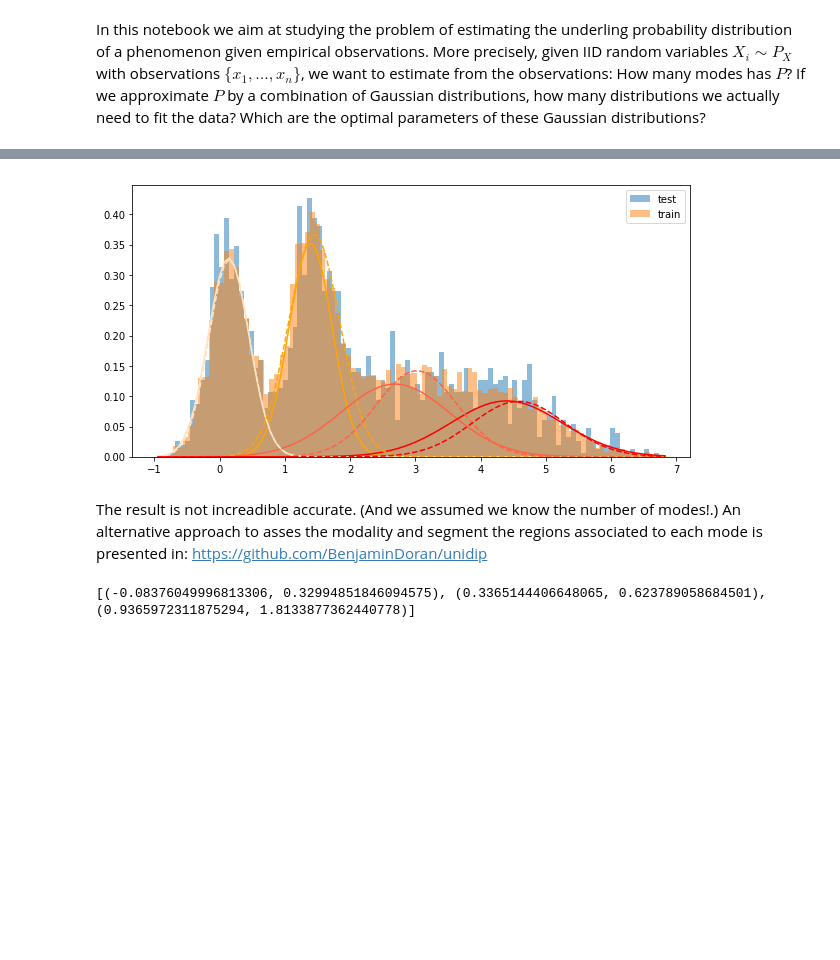
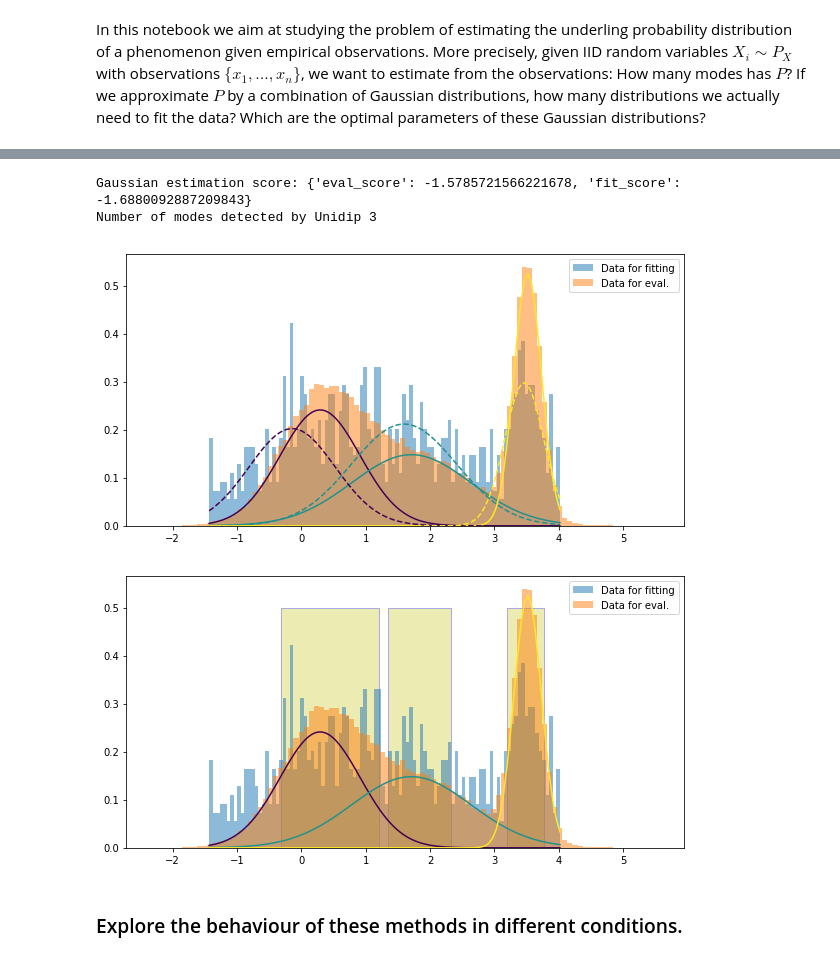
Before and after one commit to matiasdm/notes-on-deep-learning, a Jupyter notebook: notebooks/GaussianMixtureExtimation.ipynb, the cells around one changed output, grey strips where cells are left out. Cells and saved outputs as stored; diff of their text form; code cells hidden in the pictures; blank space fills up the shorter version.

Commit message:
updating Gaussian mixture. Now we have everything to perform a bunch of experiments at once

```diff
--- a/notebooks/GaussianMixtureExtimation.ipynb
+++ b/notebooks/GaussianMixtureExtimation.ipynb
@@ -90,18 +20,0 @@ Std Ground truth / estimated
-# %%
-if 1:
-    plt.figure(figsize=[10,5])
-    plt.hist(x_eval,bins=100, density=True, alpha = .5)
-    plt.hist(x_fit,bins=100, density=True, alpha = .5)
-    plt.legend(['test', 'train'])
-
-    xx = np.linspace(x.min(), x.max(), 100)
-    colors = ['bisque','orange','tomato','red']
-    for i in range(k):
-        plt.plot(xx, priors[i]*stats.norm.pdf(xx, means[i], sigmas[i]), color=colors[i])
-    for i in range(k_e):
-        plt.plot(xx, priors_est[i]*stats.norm.pdf(xx, means_est[i], sigmas_est[i]), '--', color=colors[i])
-# %% [output]
-[figure, removed]
-# %% [markdown]
-The result is not increadible accurate. (And we assumed we know the number of modes!.) An alternative approach to asses the modality and segment the regions associated to each mode is presented in:
-https://github.com/BenjaminDoran/unidip
@@ -151,4 +21,24 @@ if 1:
-# %%
-print(intervals_x)
-# %% [output]
-[(-0.08376049996813306, 0.32994851846094575), (0.3365144406648065, 0.623789058684501), (0.9365972311875294, 1.8133877362440778)]
+# %%
+# === Set distribution parameters === #
+num_modes = 3  # number of modes in the data
+distance = 1  # min distance between the modes (the distance is with respect to the sdt., e.g., dist = 1 means a std)
+sigma = 1  # orther of magnitude for the std of each mode (the actual values are random, this sets only a order of magnitude)
+n = 1000  # number of observations for fitting/training (the number of test samples is large and fixed)
+noise_power = .5  # to the modes, a background of noise uniformly samples is added, this set the power.
+# E.g. .9 means that 90% of the data is noise
+
+# Run the cells where "Experiment" class is defined prioir running this cell.
+experiment = Experiment(num_modes=num_modes, distance=distance, sigma=sigma,
+                        n=n, noise_power=noise_power)  # Init the experiment.
+experiment.simulate_data(verbose=0)  # Similate a pdf with the properties set before and samples observations from it.
+experiment.fit_gaussians(num_gaussians=3, verbose=1)  # Fit a gaussian mixture <-- you can set the number of gaussians
+print('Gaussian estimation score: {}'.format(experiment.gaussian_estimation.score))  # print the log likelhood of the estimation
+experiment.fit_unidip(p_val = 0.05, ntrials = 200, verbose=1)  # use unidip test and find the statistically significant modes.
+print('Number of modes detected by Unidip {}'.format(experiment.dip_estimation.num_modes))  # print the num of modes detected.
+# %% [output]
+Gaussian estimation score: {'eval_score': -1.5785721566221678, 'fit_score': -1.6880092887209843}
+Number of modes detected by Unidip 3
+[figure, added]
+[figure, added]
+# %% [markdown]
+### Explore the behaviour of these methods in different conditions.
```
Also changed, not shown: parts of 20 cells of this notebook.
